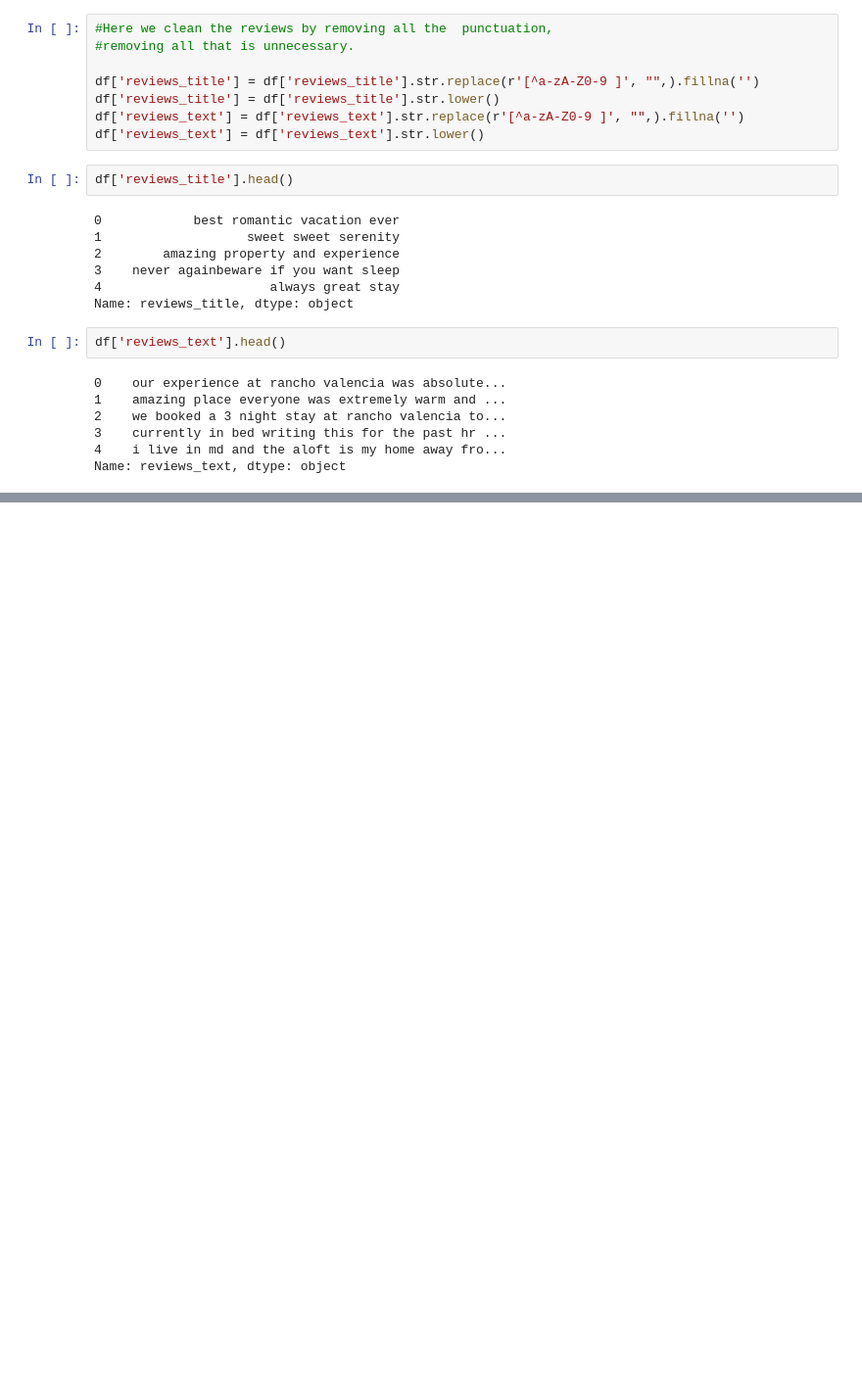
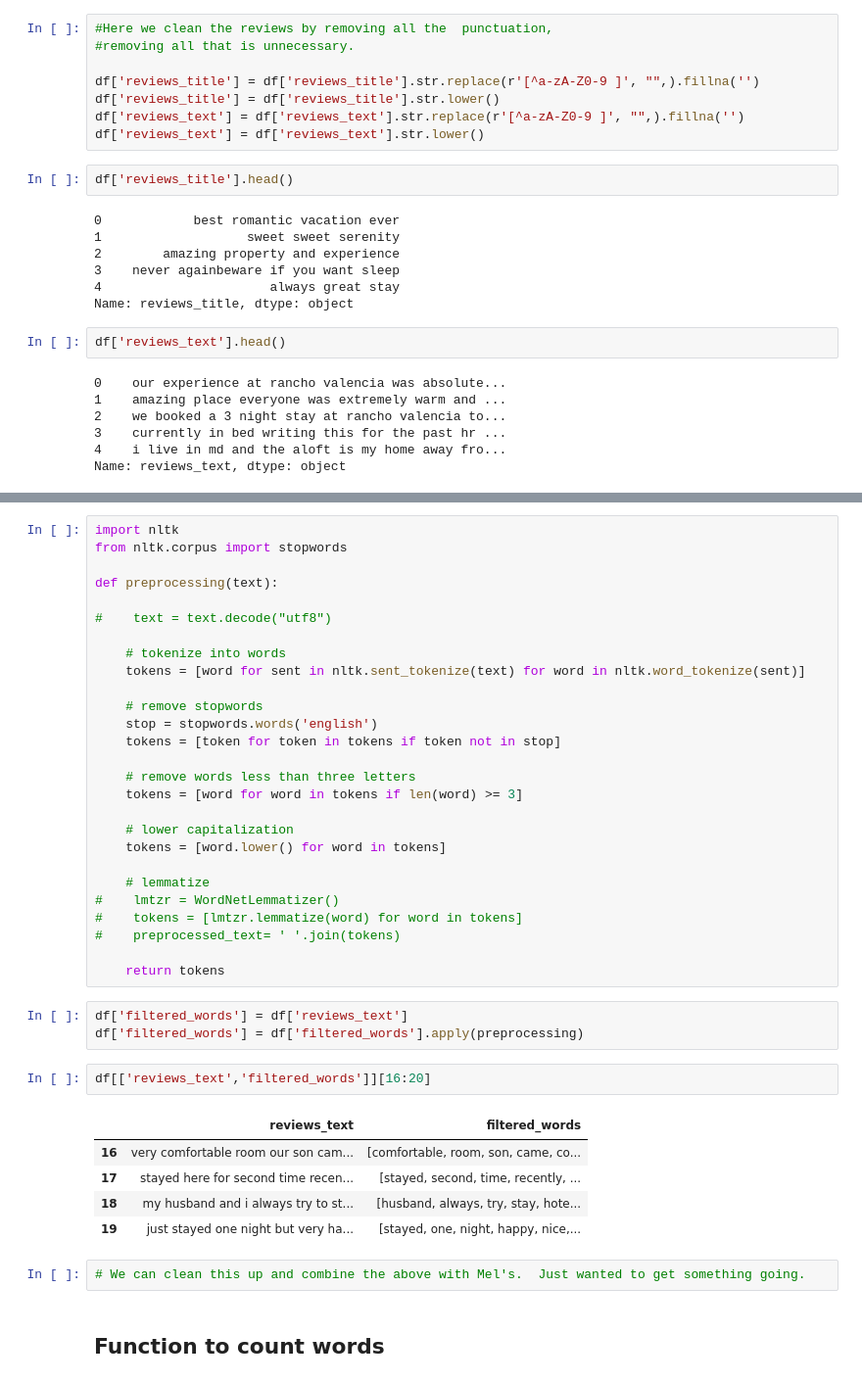
Before and after one commit to becerraperu/Hotel-Reviews-NLP, a Jupyter notebook: hotel_reviews.ipynb, the cells around one changed output, grey strips where cells are left out. Shown at 98% size. Saved outputs shown, nothing was run; the diff lists cells and outputs as text; blank space fills up the shorter version.

```diff
--- a/hotel_reviews.ipynb
+++ b/hotel_reviews.ipynb
@@ -248,0 +281,42 @@ The shape of the data is: (10000, 18)
+# %%
+import nltk
+from nltk.corpus import stopwords
+
+def preprocessing(text):
+
+#    text = text.decode("utf8")
+
+    # tokenize into words
+    tokens = [word for sent in nltk.sent_tokenize(text) for word in nltk.word_tokenize(sent)]
+
+    # remove stopwords
+    stop = stopwords.words('english')
+    tokens = [token for token in tokens if token not in stop]
+
+    # remove words less than three letters
+    tokens = [word for word in tokens if len(word) >= 3]
+
+    # lower capitalization
+    tokens = [word.lower() for word in tokens]
+
+    # lemmatize
+#    lmtzr = WordNetLemmatizer()
+#    tokens = [lmtzr.lemmatize(word) for word in tokens]
+#    preprocessed_text= ' '.join(tokens)
+
+    return tokens
+# %%
+df['filtered_words'] = df['reviews_text']
+df['filtered_words'] = df['filtered_words'].apply(preprocessing)
+# %%
+df[['reviews_text','filtered_words']][16:20]
+# %% [output]
+|  | reviews_text | filtered_words |
+| 16 | very comfortable room our son cam... | [comfortable, room, son, came, co... |
+| 17 | stayed here for second time recen... | [stayed, second, time, recently, ... |
+| 18 | my husband and i always try to st... | [husband, always, try, stay, hote... |
+| 19 | just stayed one night but very ha... | [stayed, one, night, happy, nice,... |
+# %%
+# We can clean this up and combine the above with Mel's.  Just wanted to get something going.
+# %% [markdown]
+## Function to count words
```
Also changed, not shown: parts of 16 cells of this notebook.
